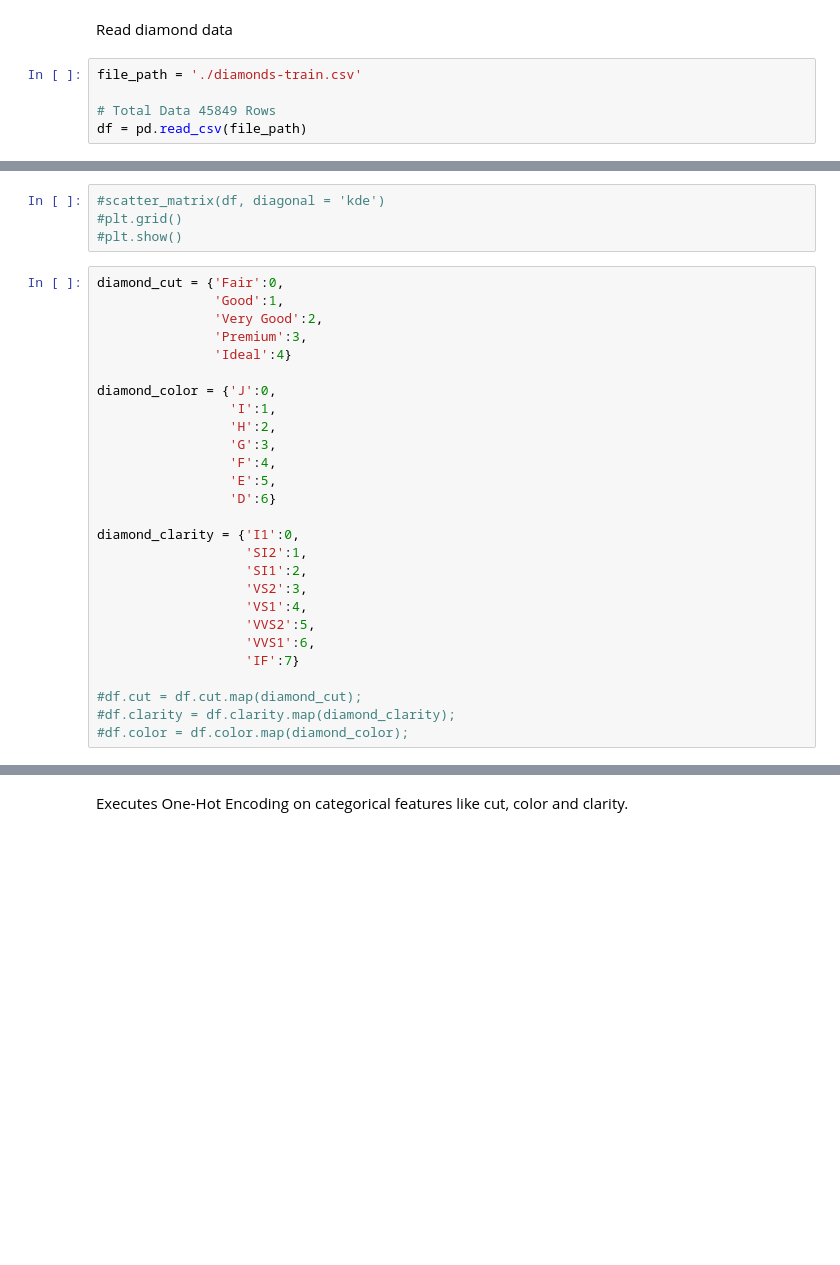
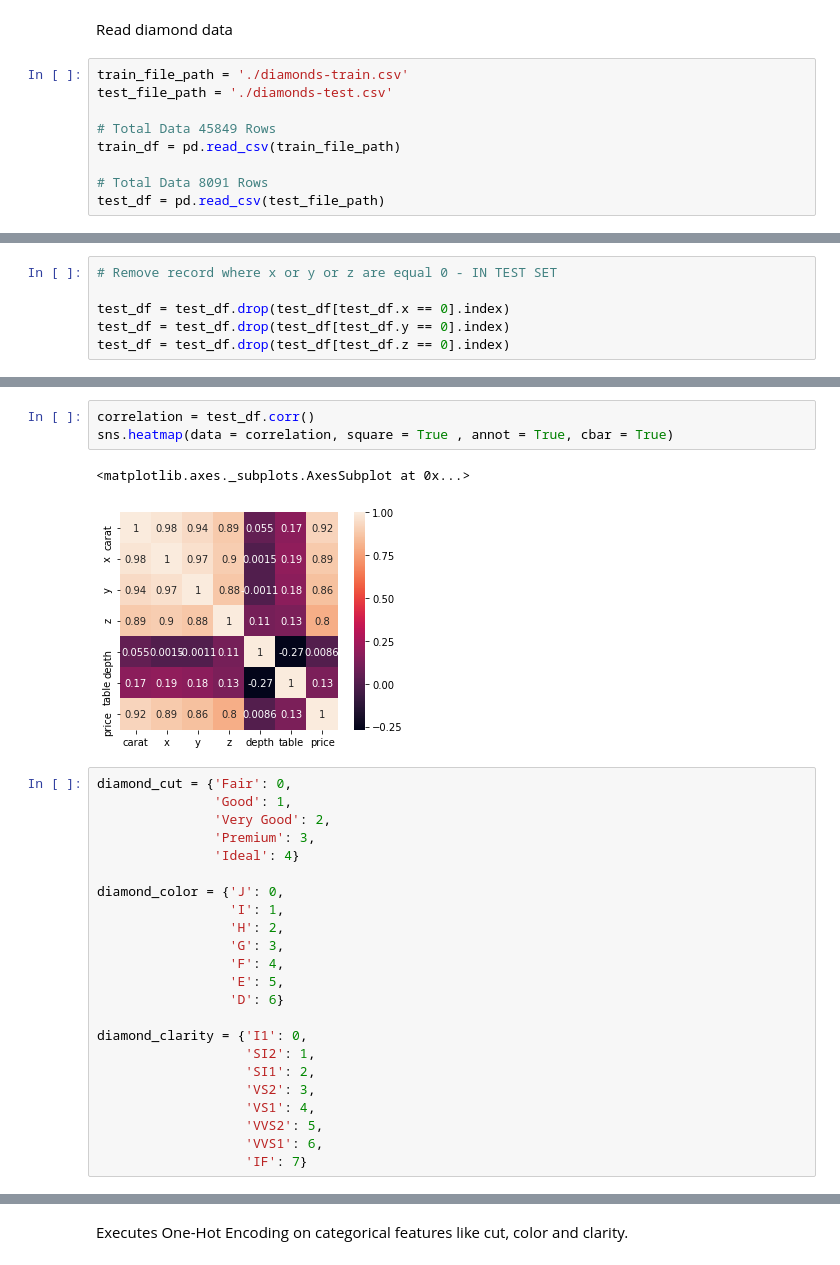
Before and after one commit to lucasvieirademiranda/linear_regression, a Jupyter notebook: Linear Regression.ipynb, the cells around one changed output, grey strips where cells are left out. Saved outputs shown, nothing was run; the diff lists cells and outputs as text; blank space fills up the shorter version.

```diff
--- a/Linear Regression.ipynb
+++ b/Linear Regression.ipynb
@@ -16,8 +16,12 @@ from sklearn.model_selection import cross_val_score
 # %% [markdown]
 Read diamond data
 # %%
-file_path = './diamonds-train.csv'
+train_file_path = './diamonds-train.csv'
+test_file_path = './diamonds-test.csv'
 
 # Total Data 45849 Rows
-df = pd.read_csv(file_path)
+train_df = pd.read_csv(train_file_path)
+
+# Total Data 8091 Rows
+test_df = pd.read_csv(test_file_path)
 # %%
@@ -73 +121,7 @@ df = df.drop(df[df.z == 0].index)
+# %%
+# Remove record where x or y or z are equal 0 - IN TEST SET
+
+test_df = test_df.drop(test_df[test_df.x == 0].index)
+test_df = test_df.drop(test_df[test_df.y == 0].index)
+test_df = test_df.drop(test_df[test_df.z == 0].index)
 # %%
@@ -76,34 +130,32 @@ sns.heatmap(data = correlation, square = True , annot = True, cbar = True)
 # %% [output]
 <matplotlib.axes._subplots.AxesSubplot at 0x...>
 [figure]
-# %%
-#scatter_matrix(df, diagonal = 'kde')
-#plt.grid()
-#plt.show()
+# %%
+correlation = test_df.corr()
+sns.heatmap(data = correlation, square = True , annot = True, cbar = True)
+# %% [output]
+<matplotlib.axes._subplots.AxesSubplot at 0x...>
+[figure, added]
 # %%
-diamond_cut = {'Fair':0,
-               'Good':1,
-               'Very Good':2,
-               'Premium':3,
-               'Ideal':4}
+diamond_cut = {'Fair': 0,
+               'Good': 1,
+               'Very Good': 2,
+               'Premium': 3,
+               'Ideal': 4}
 
-diamond_color = {'J':0,
-                 'I':1,
-                 'H':2,
-                 'G':3,
-                 'F':4,
-                 'E':5,
-                 'D':6}
+diamond_color = {'J': 0,
+                 'I': 1,
+                 'H': 2,
+                 'G': 3,
+                 'F': 4,
+                 'E': 5,
+                 'D': 6}
 
-diamond_clarity = {'I1':0,
-                   'SI2':1,
-                   'SI1':2,
-                   'VS2':3,
-                   'VS1':4,
-                   'VVS2':5,
-                   'VVS1':6,
-                   'IF':7}
-
-#df.cut = df.cut.map(diamond_cut);
-#df.clarity = df.clarity.map(diamond_clarity);
-#df.color = df.color.map(diamond_color);
+diamond_clarity = {'I1': 0,
+                   'SI2': 1,
+                   'SI1': 2,
+                   'VS2': 3,
+                   'VS1': 4,
+                   'VVS2': 5,
+                   'VVS1': 6,
+                   'IF': 7}
```
Also changed, not shown: parts of 23 cells of this notebook, 1 other file.
